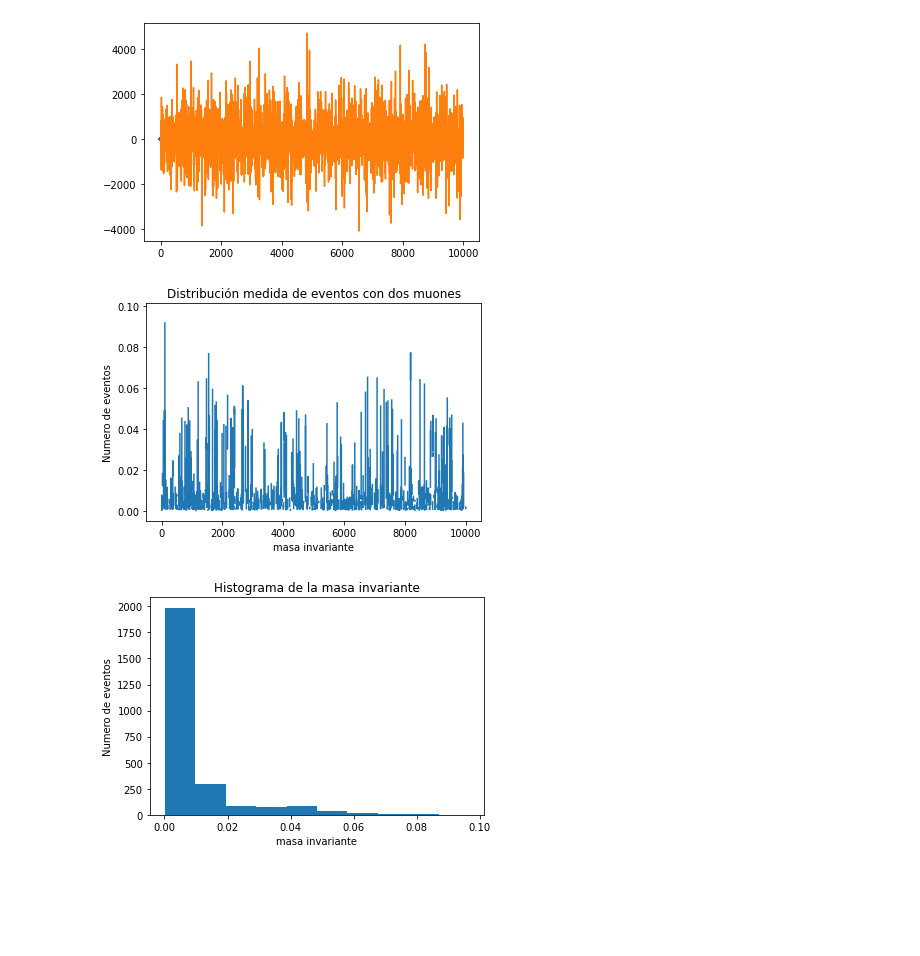
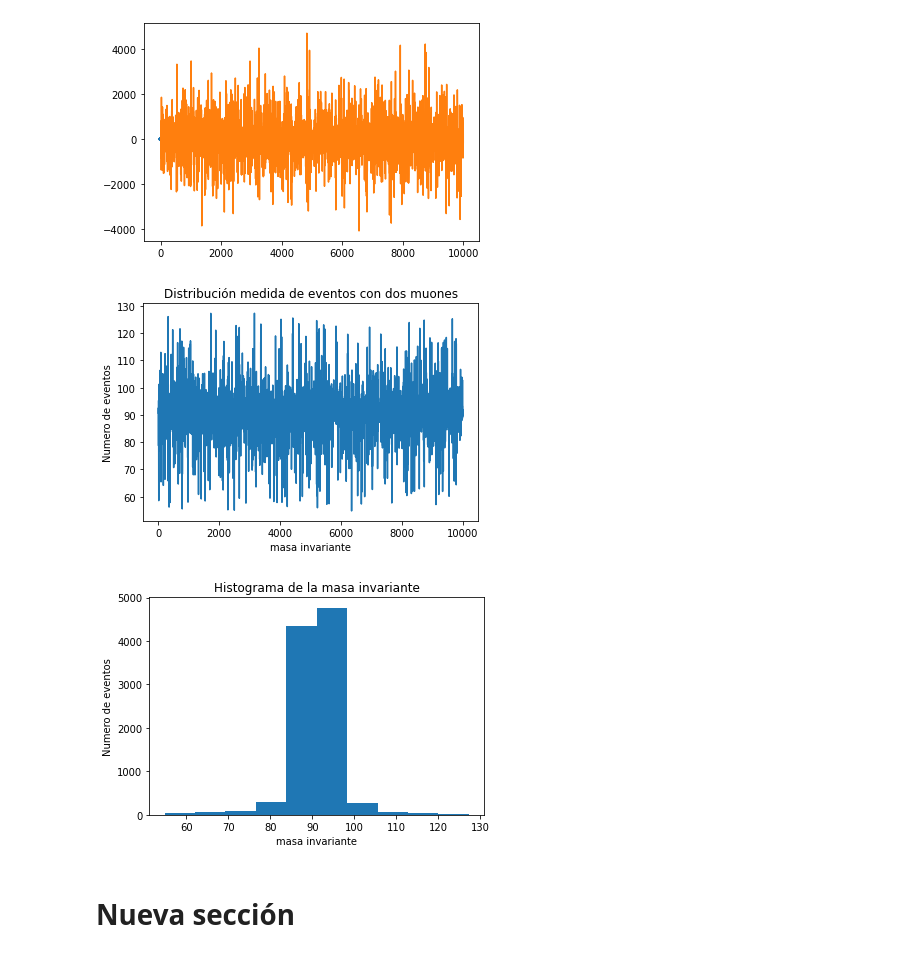
Before and after one commit to fisicadeparticulas/20210915_procesamientodearchivoslhe-ggcastellan, a Jupyter notebook: TareaMasaInvariante.ipynb, the cells around one changed output. Cells and saved outputs as stored; diff of their text form; code cells hidden in the pictures; blank space fills up the shorter version.

```diff
--- a/TareaMasaInvariante.ipynb
+++ b/TareaMasaInvariante.ipynb
@@ -33,7 +33,7 @@ import matplotlib.pyplot as plt
 from scipy.stats import norm
 
 #Se manda a llamar el archivo generado de los dos muones
-data=pd.read_csv("/content/drive/MyDrive/2021MadGraphExercise/mumu.csv")
+data=pd.read_csv("/content/mumu.csv")
 data.head()
 # %% [output]
 |  | px | py | pz | E | mx | my | mz | K |
@@ -51,23 +51,24 @@ plt.plot(data['px'],data['py'],data['pz'])
 # %%
 import pandas as pd
 import numpy as np
 import matplotlib.pyplot as plt
 from scipy.stats import norm
 
 #Masa invariante
-M_1=np.sqrt((data['E']*data['E'])-(data['px']*data['px']+data['py']*data['py']+data['pz']*data['pz']))
-M_2=np.sqrt((data['K']*data['K'])-(data['mx']*data['mx']+data['my']*data['my']+data['mz']*data['mz']))
+#M_1=np.sqrt((data['E']*data['E'])-(data['px']*data['px']+data['py']*data['py']+data['pz']*data['pz']))
+#M_2=np.sqrt((data['K']*data['K'])-(data['mx']*data['mx']+data['my']*data['my']+data['mz']*data['mz']))
 
-M_i=M_1+M_2
+M=(np.sqrt((data['E']+data['K'])**2-((data['px']+data['mx'])**2+(data['py']+data['my'])**2+(data['pz']+data['mz'])**2)))
 
+M.head()
 plt.title('Distribución medida de eventos con dos muones')
 plt.ylabel('Numero de eventos')
 plt.xlabel('masa invariante')
-plt.plot(M_i)
+plt.plot(M)
 
 plt.show()
 # %% [output]
-[figure, old version]
+[figure, new version]
 # %%
 import pandas as pd
 import numpy as np
@@ -77,7 +78,9 @@ from scipy.stats import norm
 plt.title('Histograma de la masa invariante')
 plt.ylabel('Numero de eventos')
 plt.xlabel('masa invariante')
-plt.hist(M_i)
+plt.hist(M)
 plt.show()
 # %% [output]
-[figure, old version]
+[figure, new version]
+# %% [markdown]
+# Nueva sección
```
